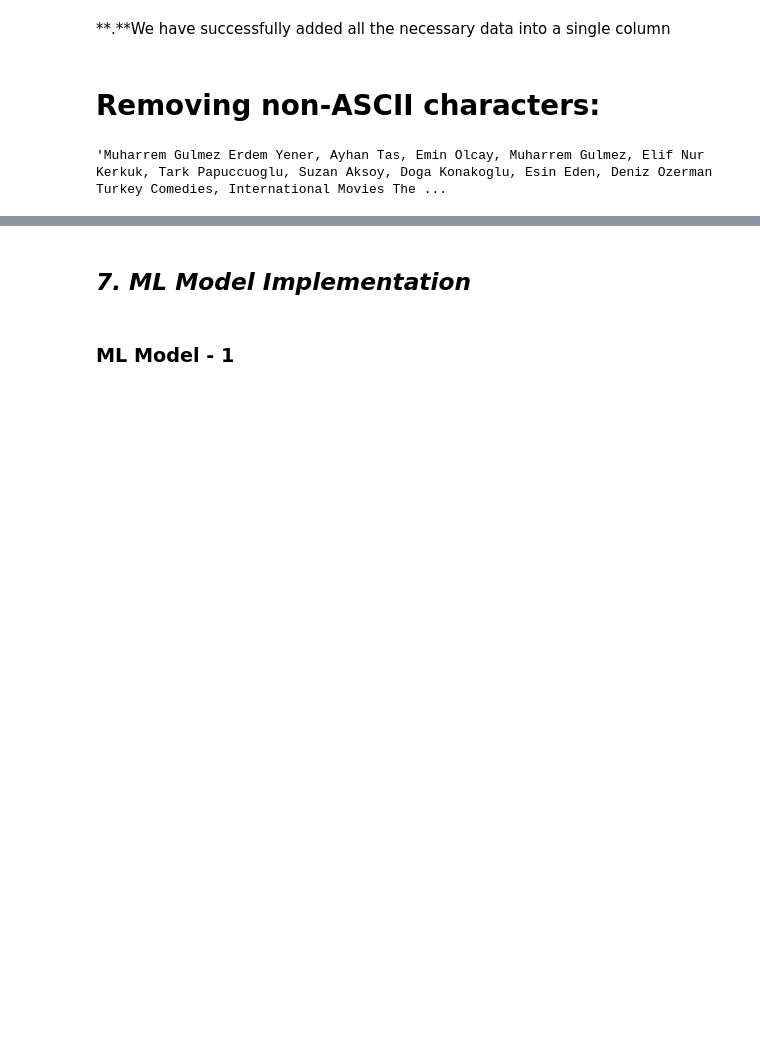
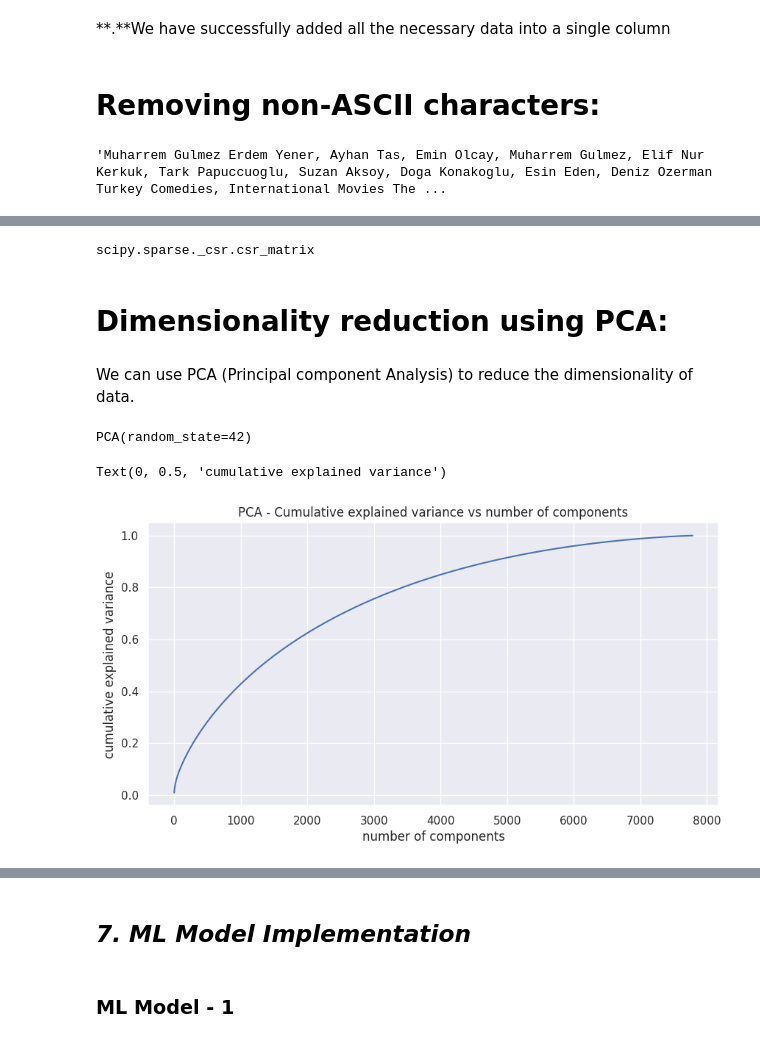
Before and after one commit to prbrtbiswal/Unsupervised-ML, a Jupyter notebook: Unsupervised_ML_Submission.ipynb, the cells around one changed output, grey strips where cells are left out. Drawn from its saved outputs; the diff is of its cells as text; code cells hidden in the pictures; blank space fills up the shorter version.

```diff
--- a/Unsupervised_ML_Submission.ipynb
+++ b/Unsupervised_ML_Submission.ipynb
@@ -950,0 +896,12 @@ Answer Here.
+# %%
+# clustering tokens saved in a variable
+clustering_data = df1['clustering_attributes']
+# %%
+# Tokenization
+def identity_tokenizer(text):
+    return text
+
+# Using TFIDF vectorizer to vectorize the corpus
+# max features = 20000 to prevent system from crashing
+tfidf = TfidfVectorizer(tokenizer=identity_tokenizer, stop_words='english', lowercase=False,max_features = 20000)
+X = tfidf.fit_transform(clustering_data)
@@ -950,0 +918,27 @@ Answer Here.
+# %%
+type(X)
+# %% [output]
+scipy.sparse._csr.csr_matrix
+# %%
+# convert X into array form for clustering
+X = X.toarray()
+# %% [markdown]
+# **Dimensionality reduction using PCA:**
+# %% [markdown]
+We can use PCA (Principal component Analysis) to reduce the dimensionality of data.
+# %%
+# using PCA to reduce dimensionality
+pca = PCA(random_state=42)
+pca.fit(X)
+# %% [output]
+PCA(random_state=42)
+# %%
+# Explained variance for different number of components
+plt.figure(figsize=(10,5))
+plt.plot(np.cumsum(pca.explained_variance_ratio_))
+plt.title('PCA - Cumulative explained variance vs number of components')
+plt.xlabel('number of components')
+plt.ylabel('cumulative explained variance')
+# %% [output]
+Text(0, 0.5, 'cumulative explained variance')
+[figure, added]
```
Also changed, not shown: parts of 95 cells of this notebook.
